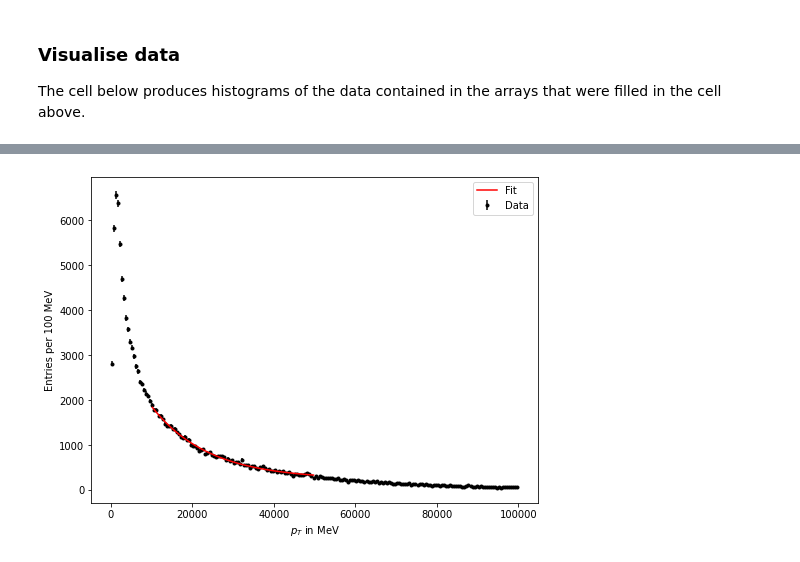
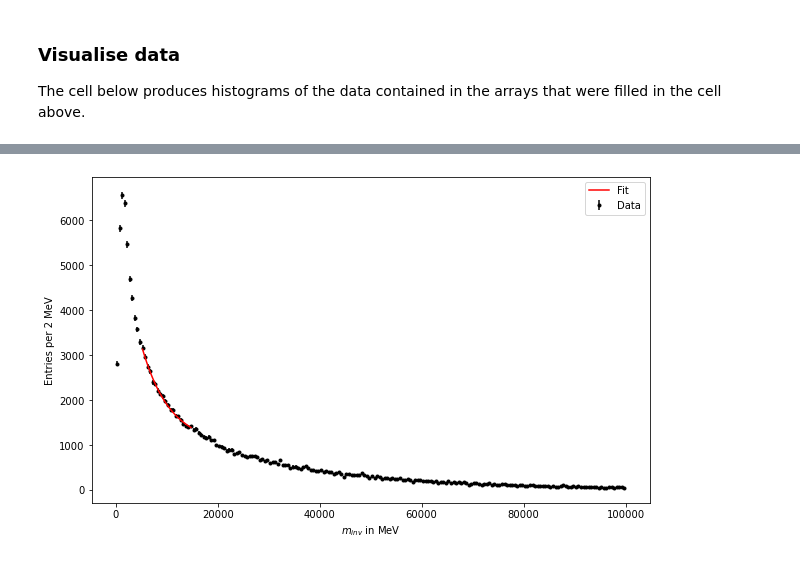
Before and after one commit to gersabec/UoM_MatterAntimatterLab, a Jupyter notebook: Analysis_example.ipynb, the cells around one changed output, grey strips where cells are left out. Drawn from its saved outputs; the diff is of its cells as text; code cells hidden in the pictures.

```diff
--- a/Analysis_example.ipynb
+++ b/Analysis_example.ipynb
@@ -24,9 +24,10 @@ from scipy.optimize import curve_fit # https://docs.scipy.org/doc/scipy/referenc
 ### Input data
 This opens input data files and assigns them to variables.
 # %%
-events_sim = uproot.open('PhaseSpaceSimulation.root')
-events_down = uproot.open('B2HHH_MagnetDown.root')
-events_up = uproot.open('B2HHH_MagnetUp.root')
+path = '../shared/' # set this to '' to run on the GitHub version
+events_sim = uproot.open(path+'PhaseSpaceSimulation.root')
+events_down = uproot.open(path+'B2HHH_MagnetDown.root')
+events_up = uproot.open(path+'B2HHH_MagnetUp.root')
 # %% [markdown]
 ### Select data and calculate derived quantities
 The following cell reads the input data. This is where all derived quantities (such as transverse momentum) should be calculated and where selection criteria are applied (such as the z component of the momentum being positive).
@@ -121,53 +135,70 @@ The cell below fits a function to the histogram data for transverse momentum. Wh
 # %%
 # decaying exponential function
 def exponential(x, norm, decay):
-    return np.array( norm * np.exp(-x*decay) )
+    xoffset = 0 # this is a technical parameter, which can be used to move the position at which the function evaluates to "norm"
+    return np.array( norm * np.exp(-(x-xoffset)/decay) )
 
 # constant function
 def constant(x, norm):
     return np.array( norm )
 
 # fit function combining two individual functions
-def fit_function(x, normC, normE, decay):
-    return np.array( constant(x, normC) + exponential(x, normE, decay) )
+def fit_function(x, norm, normE, decay):
+    return np.array( constant(x, norm) + exponential(x, normE, decay) )
 
-# determine bin centres
-bin_centres_pT = [(a+b)/2 for a,b in zip(bins_pT[0:-1],bins_pT[1:]) ] # uses simultaneous loop over two arrays
+def fit_data(bins, values, minX, maxX, p0):
+    # determine bin centres
+    bin_centres = [(a+b)/2 for a,b in zip(bins[0:-1],bins[1:]) ] # uses simultaneous loop over two arrays
 
-# reduce range to fit only part of curve
-bin_centres_red_pT = []
-values_red_pT = []
-for c,v in zip(bin_centres_pT,values_pT):
-    if c < 10000 or c > 50000: continue
-    bin_centres_red_pT.append(c)
-    values_red_pT.append(v)
+    # reduce range to fit only part of curve
+    bin_centres_red = []
+    values_red = []
+    for c,v in zip(bin_centres,values):
+        if c < minX or c > maxX: continue
+        bin_centres_red.append(c)
+        values_red.append(v)
 
-# execute the fit with starting values 5000 and 10^-4
-coeff_pT_fit,cov_pT_fit = curve_fit(fit_function,bin_centres_red_pT,values_red_pT,p0=[100,5000,1e-4]) # fit
-perr_pT_fit = np.sqrt(np.diag(cov_pT_fit)) # extract errors from covarianve matrix
+    # execute the fit with starting values as given in p0
+    coeff_fit,cov_fit = curve_fit(fit_function,bin_centres_red,values_red,p0) # fit
 
-# output fit results
-print('Fit results')
-parcount = 0
-for p,e in zip(coeff_pT_fit,perr_pT_fit):
-    parcount += 1
-    print('Par {:d}: {:f} +/- {:f}'.format(parcount,p,e))
+    # evaluate chi2
+    fit_vals = [fit_function(x,coeff_fit[0],coeff_fit[1],coeff_fit[2]) for x in bin_centres_red]
+    chi2parts = np.array( ( np.divide( np.array(values_red) - np.array(fit_vals), np.sqrt( values_red ),
+                                      out = np.array(values_red), where = np.array(values_red) != 0 ) )**2 )
+    chi2 = np.sum( chi2parts )
+
+    return coeff_fit,cov_fit, bin_centres, bin_centres_red, chi2, len(chi2parts)
+
+def print_results(coeff,cov,chi2,ndf):
+    perr = np.sqrt(np.diag(cov)) # extract errors from covarianve matrix
+    # output fit results
+    print('Fit results with chi2/ndf', chi2,'/',ndf)
+    parcount = 0
+    for p,e in zip(coeff,perr):
+        parcount += 1
+        print('Par {:d}: {:f} +/- {:f}'.format(parcount,p,e))
+
+def plot_results(a,bin_centres,bin_centres_red,values,coeff_fit,fname):
+    # plot the data, this time as dots with error bars (sqrt(N) errors)
+    a.errorbar(bin_centres,values,yerr=np.sqrt(values),linestyle='',marker='.',
+               markerfacecolor='k',markeredgecolor='k',ecolor='k',label='Data')
+
+    # plot the fit: create x values, then calculate the corresponding y values and plot
+    x_fit = np.linspace(bin_centres_red[0],bin_centres_red[-1],100)
+    y_fit = fit_function(x_fit,coeff_fit[0],coeff_fit[1],coeff_fit[2])
+    a.plot(x_fit,y_fit,label='Fit',color='r',zorder=10) # zorder makes sure the fit line is on top
+
+    # plot decoration
+    a.legend()
+    a.set_xlabel('$m_{inv}$ in MeV')
+    a.set_ylabel('Entries per 2 MeV')
+    plt.savefig(fname)
+
+coeff_pT,cov_pT, bin_centres_pT, bin_centres_red_pT, chi2_pT, ndf_pT = fit_data( bins_pT, values_pT, 5000, 15000, [100,10000,10000] )
+
+print_results(coeff_pT,cov_pT, chi2_pT, ndf_pT)
 
 # plot results
-fig, ax = plt.subplots(nrows=1, ncols=1, figsize=(8, 6))
-
-# plot the data, this time as dots with error bars (sqrt(N) errors)
-ax.errorbar(bin_centres_pT,values_pT,yerr=np.sqrt(values_pT),linestyle='',marker='.',
-            markerfacecolor='k',markeredgecolor='k',ecolor='k',label='Data')
-
-# plot the fit: create x values, then calculate the corresponding y values and plot
-x_fit = np.linspace(bin_centres_red_pT[0],bin_centres_red_pT[-1],100)
-y_fit = fit_function(x_fit,coeff_pT_fit[0],coeff_pT_fit[1],coeff_pT_fit[2])
-ax.plot(x_fit,y_fit,label='Fit',color='r',zorder=10) # zorder makes sure the fit line is on top
-
-# plot decoration
-ax.legend()
-ax.set_xlabel('$p_{T}$ in MeV')
-ax.set_ylabel('Entries per 100 MeV')
-plt.savefig('pTfit.pdf')
+fig, ax = plt.subplots(nrows=1, ncols=1, figsize=(10, 6))
+plot_results(ax,bin_centres_pT,bin_centres_red_pT,values_pT,coeff_pT,'fit_pT.pdf')
 # %% [output]
@@ -178 +209 @@ Par 3: 0.000072 +/- 0.000002
-[figure, old version]
+[figure, new version]
```
Also changed, not shown: parts of 7 cells of this notebook.
